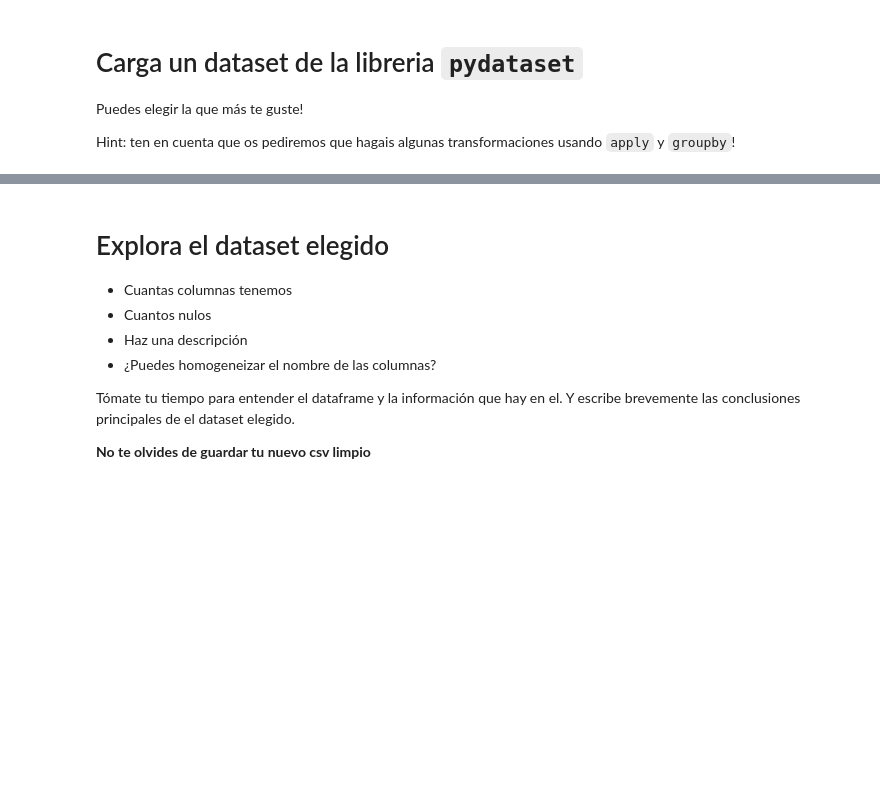
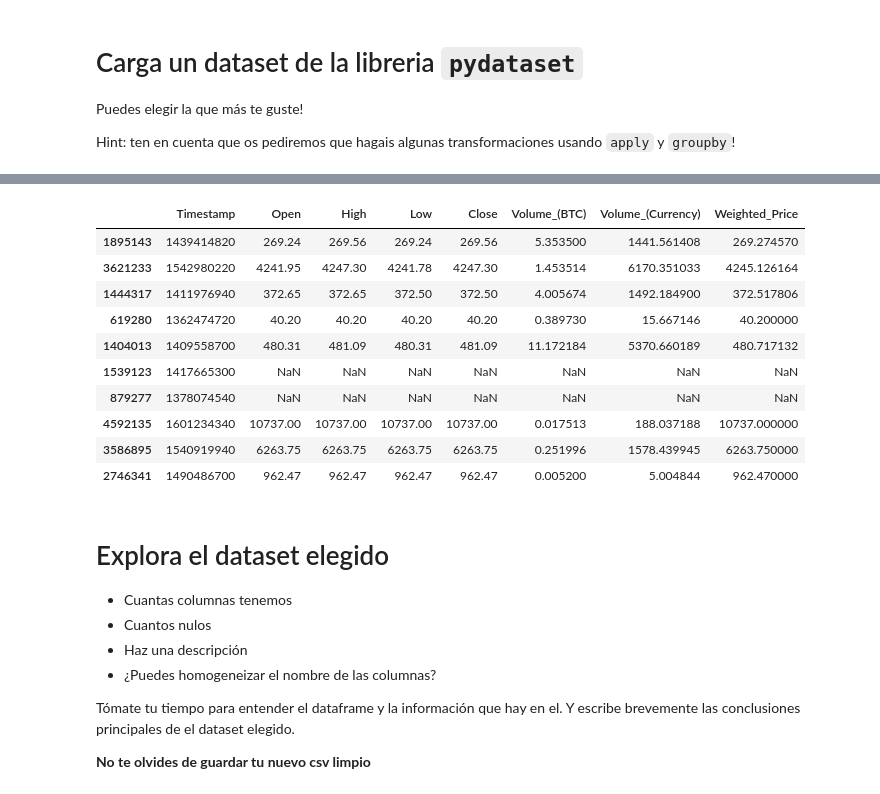
Before and after one commit to Ironhack-Part-Time-Enero2022/lab-pandas-II, a Jupyter notebook: Lab-Pandas-II.ipynb, the cells around one changed output, grey strips where cells are left out. Cells and saved outputs as stored; diff of their text form; code cells hidden in the pictures; blank space fills up the shorter version.

Commit message:
entrega Lab-Pandas-II fernando

```diff
--- a/Lab-Pandas-II.ipynb
+++ b/Lab-Pandas-II.ipynb
@@ -4,3 +4,15 @@
 Puedes elegir la que más te guste!
 
 Hint: ten en cuenta que os pediremos que hagais algunas transformaciones usando `apply` y `groupby`!
+# %%
+#import de todas las librerias a utilizar en el codigo:
+
+from pydataset import data
+import pandas as pd
+import numpy as np
+import datetime
+import seaborn as sns
+import random
+import matplotlib.pyplot as plt
+
+pd.options.display.max_columns = None
@@ -7,3 +32,20 @@ Hint: ten en cuenta que os pediremos que hagais algunas transformaciones usando
+# %%
+#creación de dataframe "Bitcoin Historical Data" - Jan 2012 to March 2021:
+
+raw_data = pd.read_csv("/Users/fernandoseguias/Desktop/ferseg/Proyectos/Programacion/iron_hack/data_sets/bitstampUSD_1-min_data_2012-01-01_to_2021-03-31.csv")
+raw_data.sample(10)
+# %% [output]
+|  | Timestamp | Open | High | Low | Close | Volume_(BTC) | Volume_(Currency) | Weighted_Price |
+| 1895143 | 1439414820 | 269.24 | 269.56 | 269.24 | 269.56 | 5.353500 | 1441.561408 | 269.274570 |
+| 3621233 | 1542980220 | 4241.95 | 4247.30 | 4241.78 | 4247.30 | 1.453514 | 6170.351033 | 4245.126164 |
+| 1444317 | 1411976940 | 372.65 | 372.65 | 372.50 | 372.50 | 4.005674 | 1492.184900 | 372.517806 |
+| 619280 | 1362474720 | 40.20 | 40.20 | 40.20 | 40.20 | 0.389730 | 15.667146 | 40.200000 |
+| 1404013 | 1409558700 | 480.31 | 481.09 | 480.31 | 481.09 | 11.172184 | 5370.660189 | 480.717132 |
+| 1539123 | 1417665300 | NaN | NaN | NaN | NaN | NaN | NaN | NaN |
+| 879277 | 1378074540 | NaN | NaN | NaN | NaN | NaN | NaN | NaN |
+| 4592135 | 1601234340 | 10737.00 | 10737.00 | 10737.00 | 10737.00 | 0.017513 | 188.037188 | 10737.000000 |
+| 3586895 | 1540919940 | 6263.75 | 6263.75 | 6263.75 | 6263.75 | 0.251996 | 1578.439945 | 6263.750000 |
+| 2746341 | 1490486700 | 962.47 | 962.47 | 962.47 | 962.47 | 0.005200 | 5.004844 | 962.470000 |
 # %% [markdown]
 # Explora el dataset elegido
 
```
Also changed, not shown: parts of 14 cells of this notebook.
